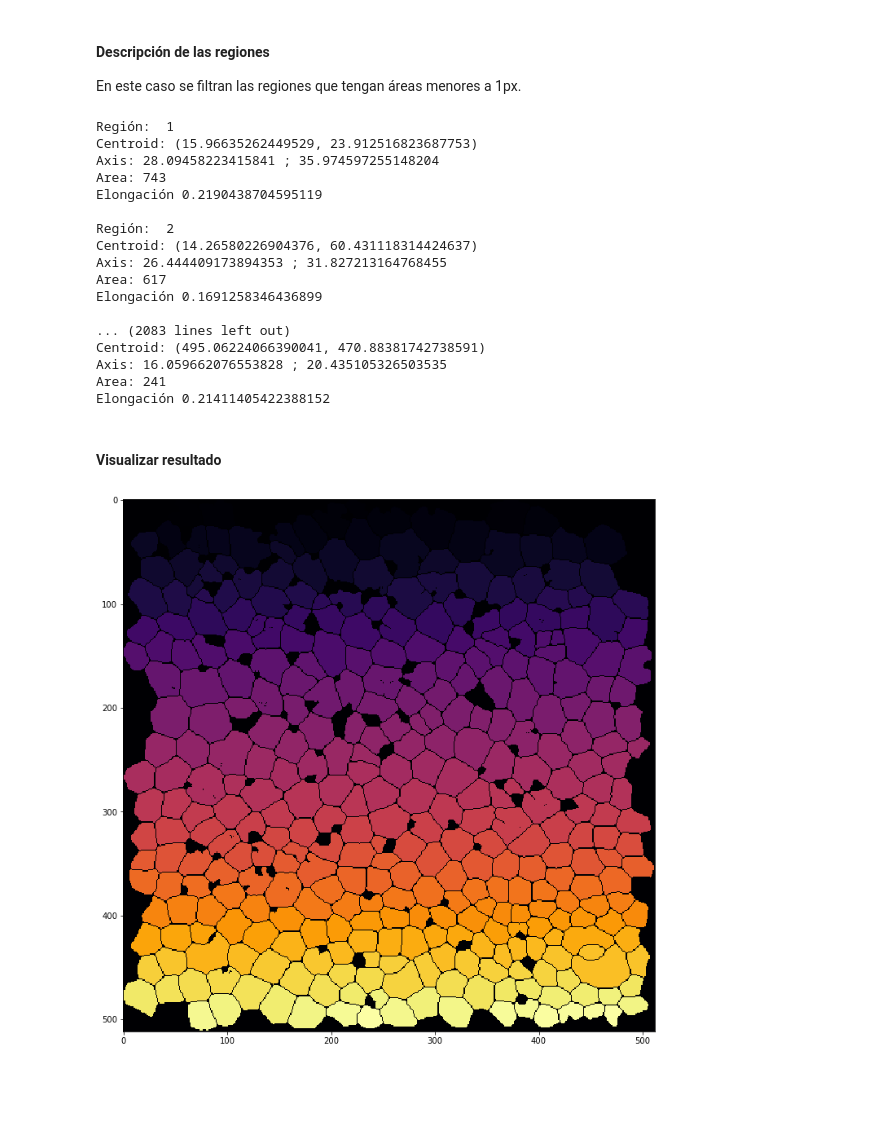
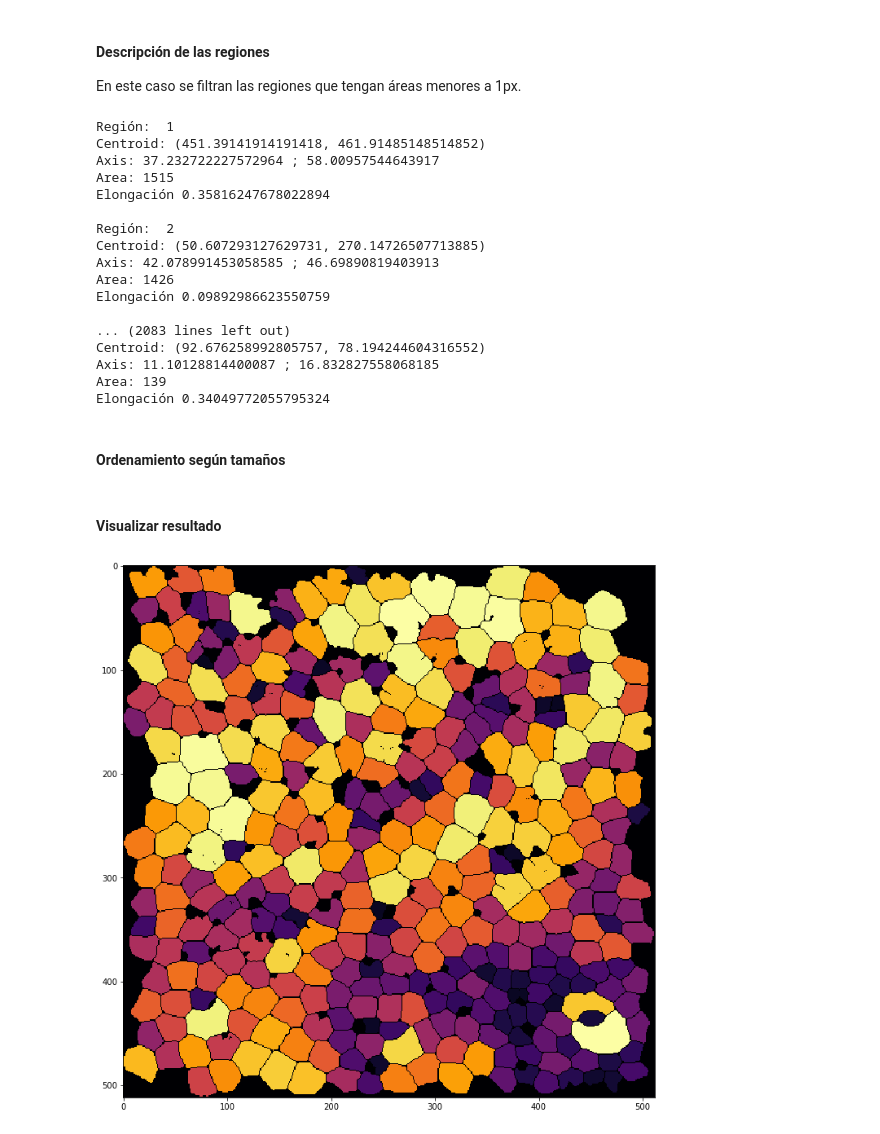
Before and after one commit to gabrieldelaparra/CC5508-2017-1-Tarea3, a Jupyter notebook: Tarea3.ipynb, the cells around one changed output. Drawn from its saved outputs; the diff is of its cells as text; code cells hidden in the pictures; blank space fills up the shorter version.

```diff
--- a/Tarea3.ipynb
+++ b/Tarea3.ipynb
@@ -147,8 +240,5 @@ Found: 350 regions!
 En la siguiente visualización, se entrega una forma dinámica de identificar las distintas células según los parámetros solicitados.
 # %%
-import mpld3
-from mpld3 import plugins
-
 image = io.imread("./images/segmentacion_referencia.tif")
 image = image[0]
 
@@ -159,17 +249,27 @@ fill = morphology.remove_small_objects(fill,connectivity=8,min_size=100)
 fill = morphology.binary_dilation(fill)
 
 label,_ = ndi.label(fill)
+
 regions = measure.regionprops(label)
+regions.sort(key=lambda x: x.area, reverse=True)
 
-img = ax.imshow(label, cmap="magma")
+newImg = np.zeros(image.shape, dtype=np.int32)
+i=len(regions) + 20 # +20 para no llegar al negro
+
+for region in regions:
+    for coord in region.coords:
+        newImg[coord[0],coord[1]] = i
+    i -= 1
+
+img = ax.imshow(newImg, cmap="gray")
 N = len(regions)
 scatter = ax.scatter(x=[i.centroid[1] for i in regions],
            y=[i.centroid[0] for i in regions],
-           alpha=0,
+           alpha=0.1,
            s=[i.equivalent_diameter*50  for i in regions])
 
 labels = ['<h1><p>&lambda;1: {0:.2f}</p><p>&lambda;2: {1:.2f}</p><p>Área: {2}</p> <p>Elongación: {3:.2f}</p></h1>'.format(i.major_axis_length, i.minor_axis_length,i.filled_area, (1 - (float(i.minor_axis_length)/float(i.major_axis_length)))) for i in regions if i.area>1]
-
+print("(Los circulos azules son para visualizar levemente las etiquetas sobrepuestas)")
 tooltip = mpld3.plugins.PointHTMLTooltip(scatter, labels=labels, css="h1 {color:black; text-shadow: 2px 0 0 #fff, -2px 0 0 #fff, 0 2px 0 #fff, 0 -2px 0 #fff, 1px 1px #fff, -1px -1px 0 #fff, 1px -1px 0 #fff, -1px 1px 0 #fff;}")
 mpld3.plugins.connect(fig, tooltip)
 mpld3.display()
@@ -218,6 +319,7 @@ plt.show()
 # %%
 label,_ = ndi.label(fill)
 regions = measure.regionprops(label)
+regions.sort(key=lambda x: x.area, reverse=True)
 # %% [markdown]
 #### Descripción de las regiones
 En este caso se filtran las regiones que tengan áreas menores a 1px.
@@ -234,26 +336,36 @@ for region in regions:
         i+=1
 # %% [output]
 Región:  1
-Centroid: (15.96635262449529, 23.912516823687753)
-Axis: 28.09458223415841 ; 35.974597255148204
-Area: 743
-Elongación 0.2190438704595119
+Centroid: (451.39141914191418, 461.91485148514852)
+Axis: 37.232722227572964 ; 58.00957544643917
+Area: 1515
+Elongación 0.35816247678022894
 
 Región:  2
-Centroid: (14.26580226904376, 60.431118314424637)
-Axis: 26.444409173894353 ; 31.827213164768455
-Area: 617
-Elongación 0.1691258346436899
+Centroid: (50.607293127629731, 270.14726507713885)
+Axis: 42.078991453058585 ; 46.69890819403913
+Area: 1426
+Elongación 0.09892986623550759
 
 ... (2083 lines left out)
-Centroid: (495.06224066390041, 470.88381742738591)
-Axis: 16.059662076553828 ; 20.435105326503535
-Area: 241
-Elongación 0.21411405422388152
+Centroid: (92.676258992805757, 78.194244604316552)
+Axis: 11.10128814400087 ; 16.832827558068185
+Area: 139
+Elongación 0.34049772055795324
+# %% [markdown]
+#### Ordenamiento según tamaños
+# %%
+newImg = np.zeros(image.shape, dtype=np.int32)
+i=len(regions) + 20 # +20 para no llegar al negro
+
+for region in regions:
+    for coord in region.coords:
+        newImg[coord[0],coord[1]] = i
+    i -= 1
 # %% [markdown]
 #### Visualizar resultado
 # %%
-plt.imshow(label, cmap="inferno")
+plt.imshow(newImg, cmap="inferno")
 plt.show()
 # %% [output]
-[figure, old version]
+[figure, new version]
```
Also changed, not shown: parts of 36 cells of this notebook.
